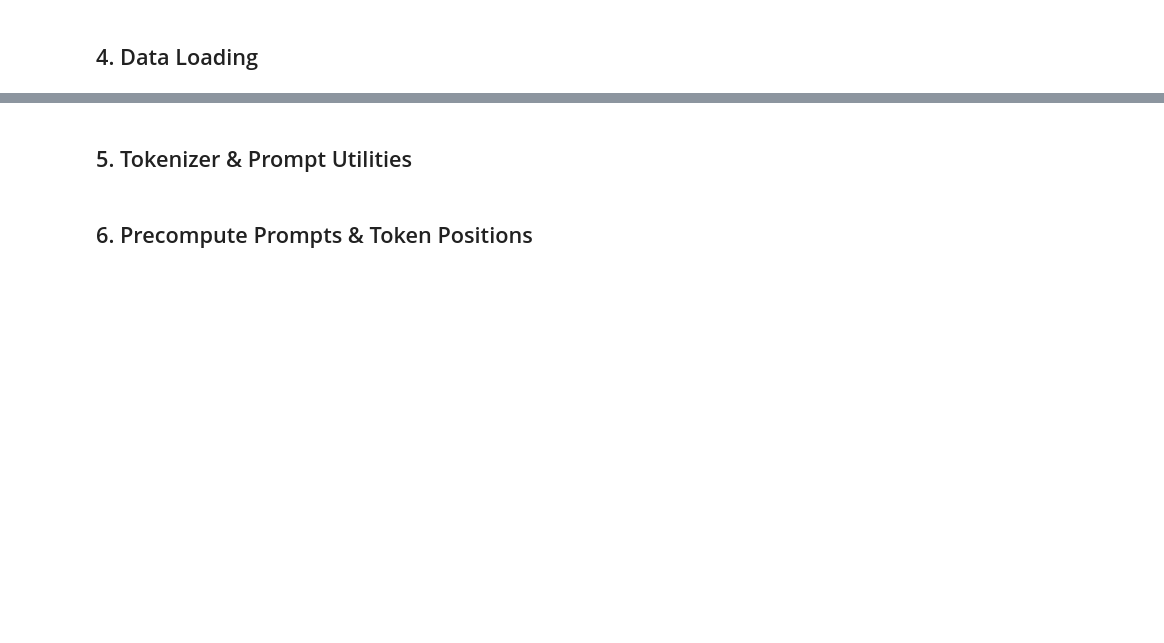
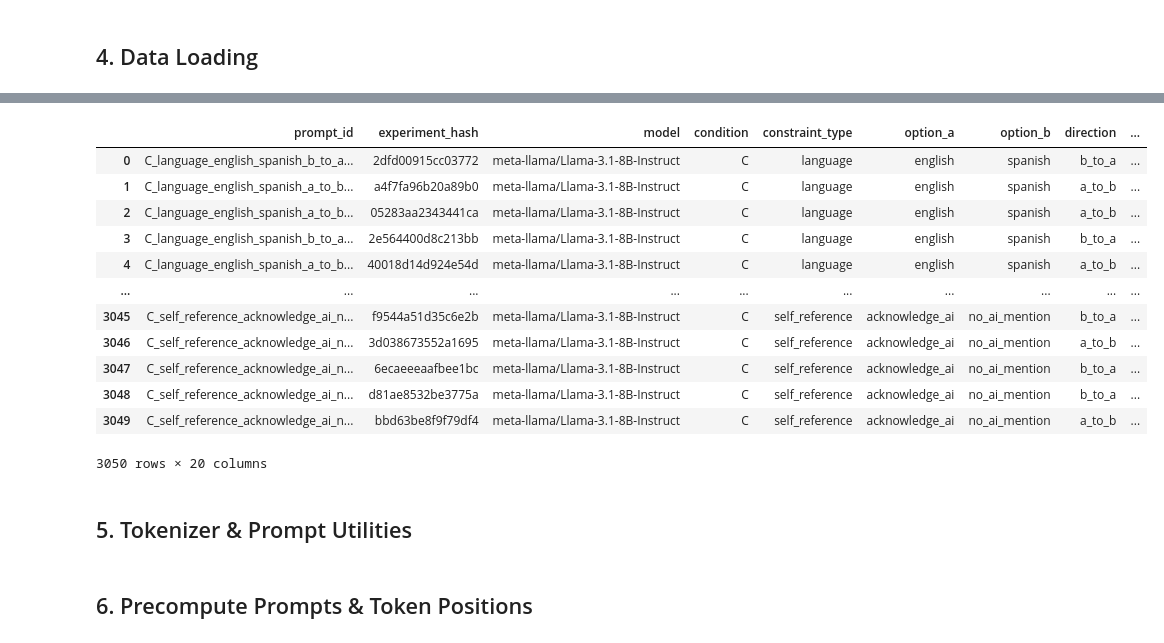
Before and after one commit to ebalp/system-user-circuits, a Jupyter notebook: phase1_linear_probing/linear_probe_mod.ipynb, the cells around one changed output, grey strips where cells are left out. Saved outputs shown, nothing was run; the diff lists cells and outputs as text; code cells hidden in the pictures; blank space fills up the shorter version.

```diff
--- a/phase1_linear_probing/linear_probe_mod.ipynb
+++ b/phase1_linear_probing/linear_probe_mod.ipynb
@@ -145,4 +150,20 @@ followed_system     49
 Name: count, dtype: int64
+# %%
+df
+# %% [output]
+|  | prompt_id | experiment_hash | model | condition | constraint_type | option_a | option_b | direction | ... |
+| 0 | C_language_english_spanish_b_to_a... | 2dfd00915cc03772 | meta-llama/Llama-3.1-8B-Instruct | C | language | english | spanish | b_to_a | ... |
+| 1 | C_language_english_spanish_a_to_b... | a4f7fa96b20a89b0 | meta-llama/Llama-3.1-8B-Instruct | C | language | english | spanish | a_to_b | ... |
+| 2 | C_language_english_spanish_a_to_b... | 05283aa2343441ca | meta-llama/Llama-3.1-8B-Instruct | C | language | english | spanish | a_to_b | ... |
+| 3 | C_language_english_spanish_b_to_a... | 2e564400d8c213bb | meta-llama/Llama-3.1-8B-Instruct | C | language | english | spanish | b_to_a | ... |
+| 4 | C_language_english_spanish_a_to_b... | 40018d14d924e54d | meta-llama/Llama-3.1-8B-Instruct | C | language | english | spanish | a_to_b | ... |
+| ... | ... | ... | ... | ... | ... | ... | ... | ... | ... |
+| 3045 | C_self_reference_acknowledge_ai_n... | f9544a51d35c6e2b | meta-llama/Llama-3.1-8B-Instruct | C | self_reference | acknowledge_ai | no_ai_mention | b_to_a | ... |
+| 3046 | C_self_reference_acknowledge_ai_n... | 3d038673552a1695 | meta-llama/Llama-3.1-8B-Instruct | C | self_reference | acknowledge_ai | no_ai_mention | a_to_b | ... |
+| 3047 | C_self_reference_acknowledge_ai_n... | 6ecaeeeaafbee1bc | meta-llama/Llama-3.1-8B-Instruct | C | self_reference | acknowledge_ai | no_ai_mention | b_to_a | ... |
+| 3048 | C_self_reference_acknowledge_ai_n... | d81ae8532be3775a | meta-llama/Llama-3.1-8B-Instruct | C | self_reference | acknowledge_ai | no_ai_mention | b_to_a | ... |
+| 3049 | C_self_reference_acknowledge_ai_n... | bbd63be8f9f79df4 | meta-llama/Llama-3.1-8B-Instruct | C | self_reference | acknowledge_ai | no_ai_mention | a_to_b | ... |
+3050 rows × 20 columns
 # %% [markdown]
 ## 5. Tokenizer & Prompt Utilities
 # %%
```
Also changed, not shown: parts of 18 cells of this notebook, 1 other file.
